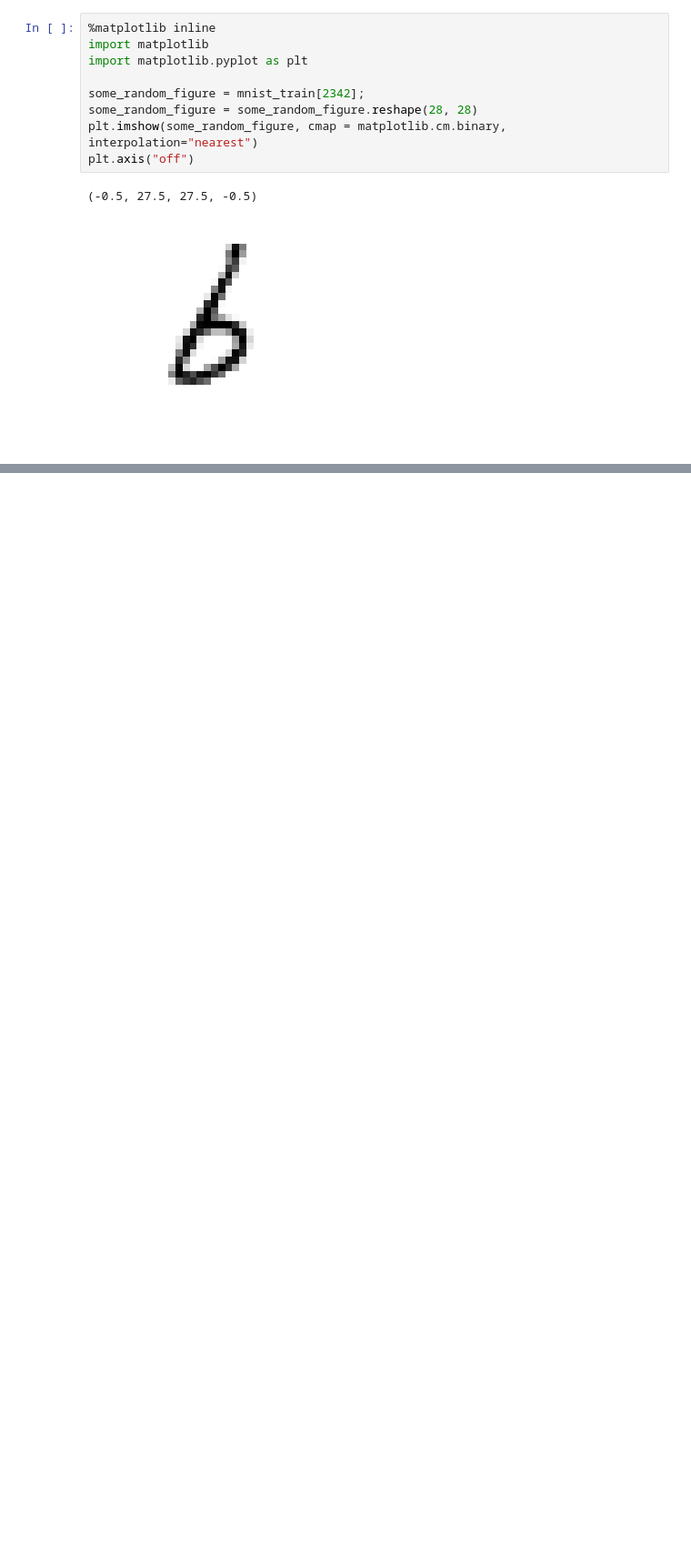
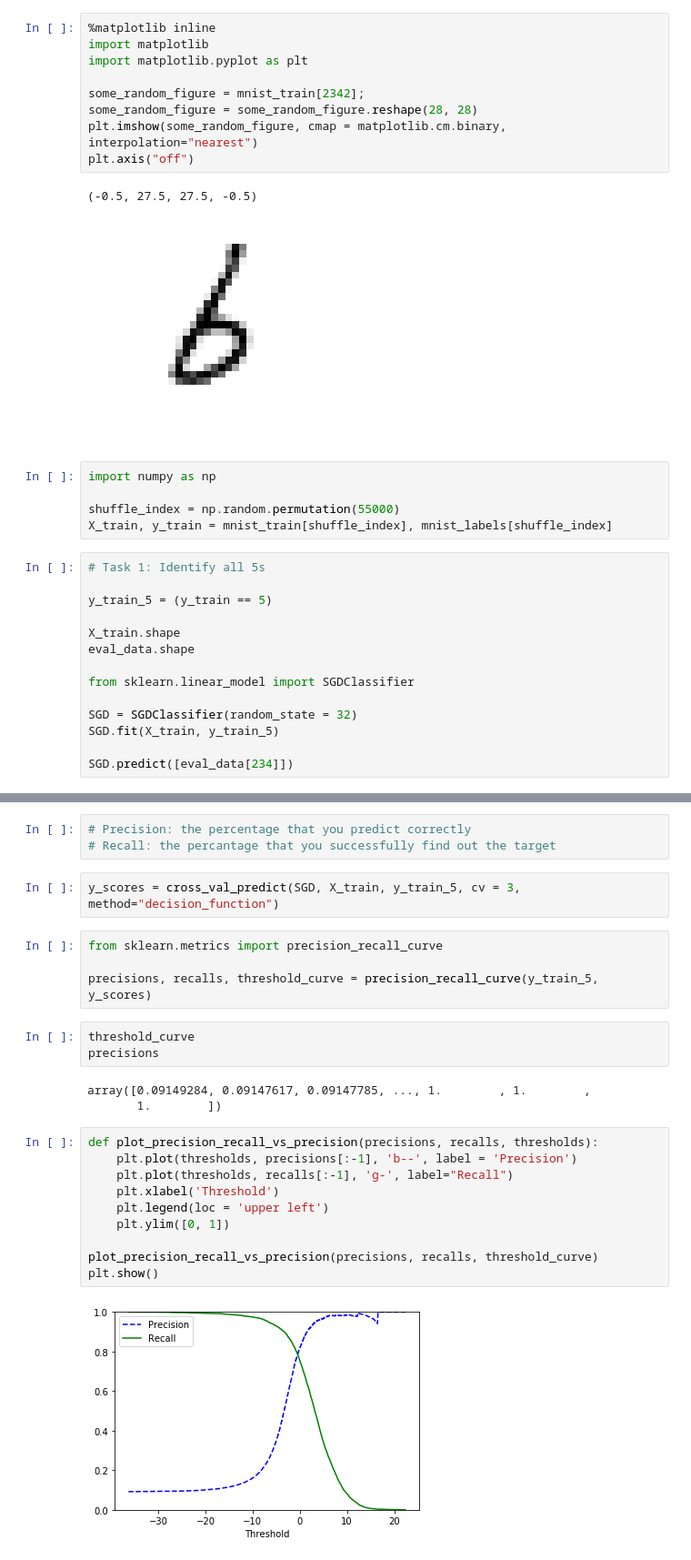
Before and after one commit to CurryTang/PythonMachineLearningStudyArchieve, a Jupyter notebook: Chapter3.ipynb, the cells around one changed output, grey strips where cells are left out. Shown at 91% size. Saved outputs shown, nothing was run; the diff lists cells and outputs as text; blank space fills up the shorter version.

```diff
--- a/Chapter3.ipynb
+++ b/Chapter3.ipynb
@@ -33,3 +34,22 @@ plt.axis("off")
 # %% [output]
 (-0.5, 27.5, 27.5, -0.5)
 [figure]
+# %%
+import numpy as np
+
+shuffle_index = np.random.permutation(55000)
+X_train, y_train = mnist_train[shuffle_index], mnist_labels[shuffle_index]
+# %%
+# Task 1: Identify all 5s
+
+y_train_5 = (y_train == 5)
+
+X_train.shape
+eval_data.shape
+
+from sklearn.linear_model import SGDClassifier
+
+SGD = SGDClassifier(random_state = 32)
+SGD.fit(X_train, y_train_5)
+
+SGD.predict([eval_data[234]])
@@ -35,0 +86,27 @@ plt.axis("off")
+# %%
+# Precision: the percentage that you predict correctly
+# Recall: the percantage that you successfully find out the target
+# %%
+y_scores = cross_val_predict(SGD, X_train, y_train_5, cv = 3, method="decision_function")
+# %%
+from sklearn.metrics import precision_recall_curve
+
+precisions, recalls, threshold_curve = precision_recall_curve(y_train_5, y_scores)
+# %%
+threshold_curve
+precisions
+# %% [output]
+array([0.09149284, 0.09147617, 0.09147785, ..., 1.        , 1.        ,
+       1.        ])
+# %%
+def plot_precision_recall_vs_precision(precisions, recalls, thresholds):
+    plt.plot(thresholds, precisions[:-1], 'b--', label = 'Precision')
+    plt.plot(thresholds, recalls[:-1], 'g-', label="Recall")
+    plt.xlabel('Threshold')
+    plt.legend(loc = 'upper left')
+    plt.ylim([0, 1])
+
+plot_precision_recall_vs_precision(precisions, recalls, threshold_curve)
+plt.show()
+# %% [output]
+[figure, added]
```
Also changed, not shown: parts of 27 cells of this notebook, 12 other files.
